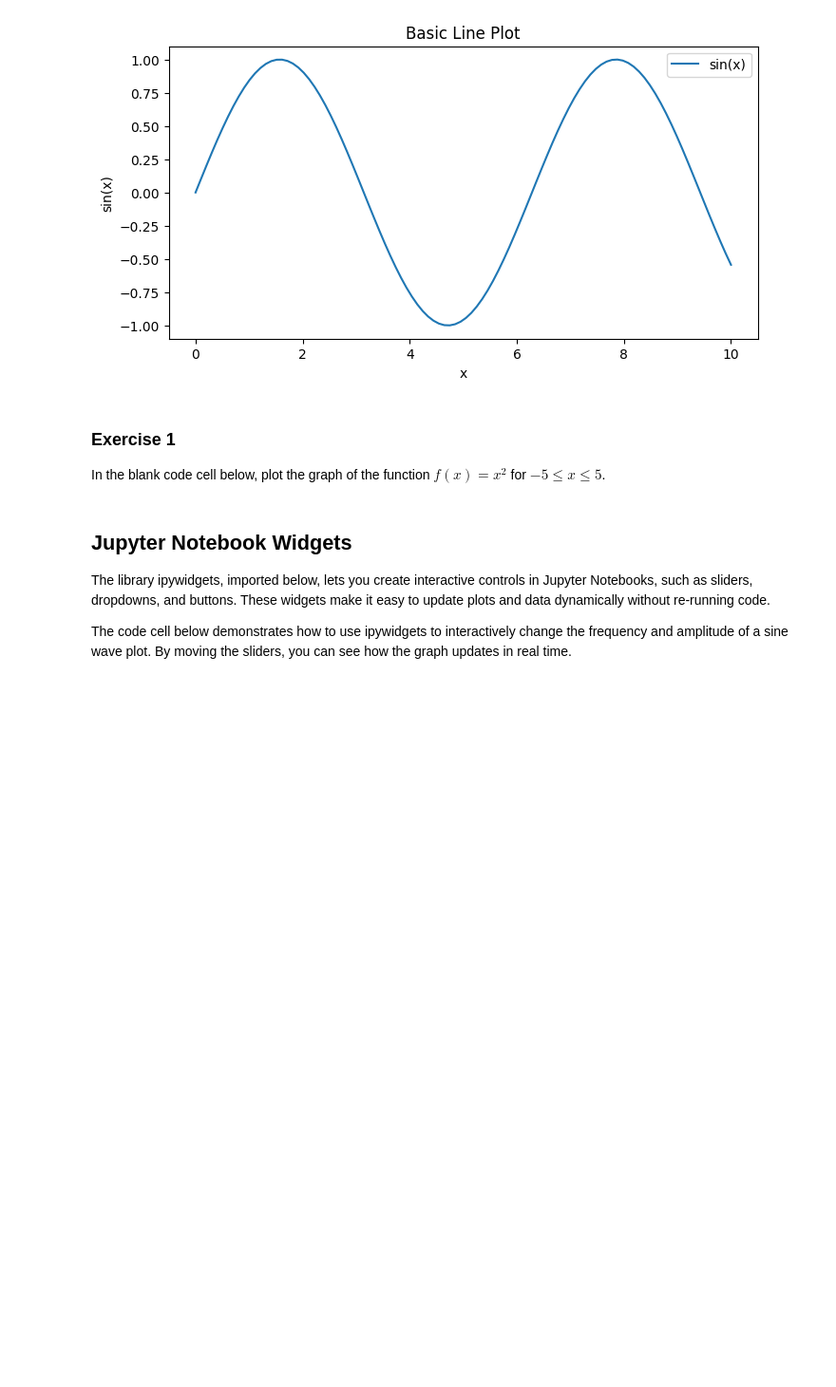
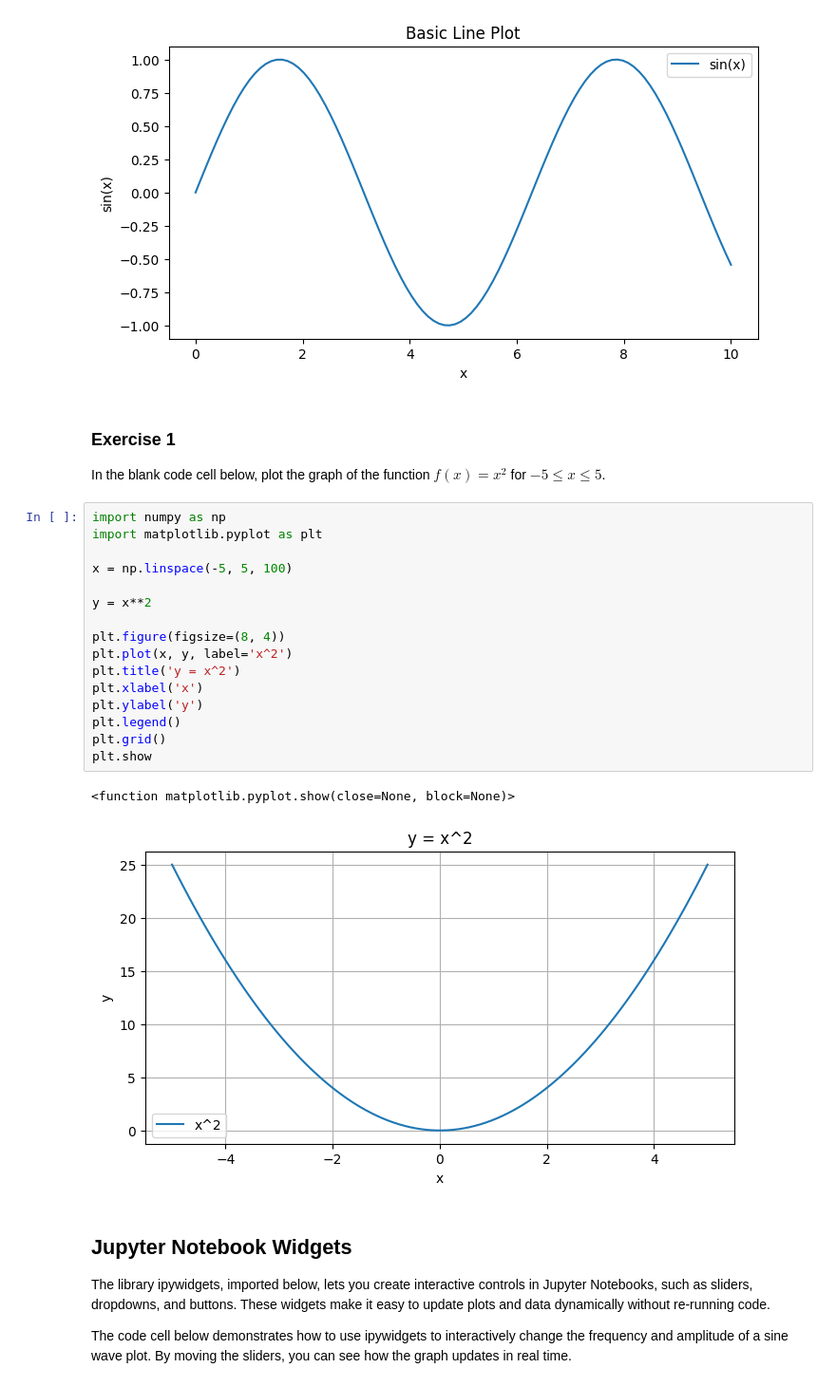
Before and after one commit to Gareth42/MATH4420-5420-Optimization, a Jupyter notebook: mc-nb3-matplotlib.ipynb, the cells around one changed output. Shown at 95% size. Saved outputs shown, nothing was run; the diff lists cells and outputs as text; blank space fills up the shorter version.

```diff
--- a/mc-nb3-matplotlib.ipynb
+++ b/mc-nb3-matplotlib.ipynb
@@ -29,6 +29,25 @@ plt.show()
 ### Exercise 1
 
 In the blank code cell below, plot the graph of the function $f(x)=x^2$ for $-5\leq x\leq 5$.
+# %%
+import numpy as np
+import matplotlib.pyplot as plt
+
+x = np.linspace(-5, 5, 100)
+
+y = x**2
+
+plt.figure(figsize=(8, 4))
+plt.plot(x, y, label='x^2')
+plt.title('y = x^2')
+plt.xlabel('x')
+plt.ylabel('y')
+plt.legend()
+plt.grid()
+plt.show
+# %% [output]
+<function matplotlib.pyplot.show(close=None, block=None)>
+[figure, added]
 # %% [markdown]
 ## Jupyter Notebook Widgets
 
```
Also changed, not shown: parts of 3 cells of this notebook.
